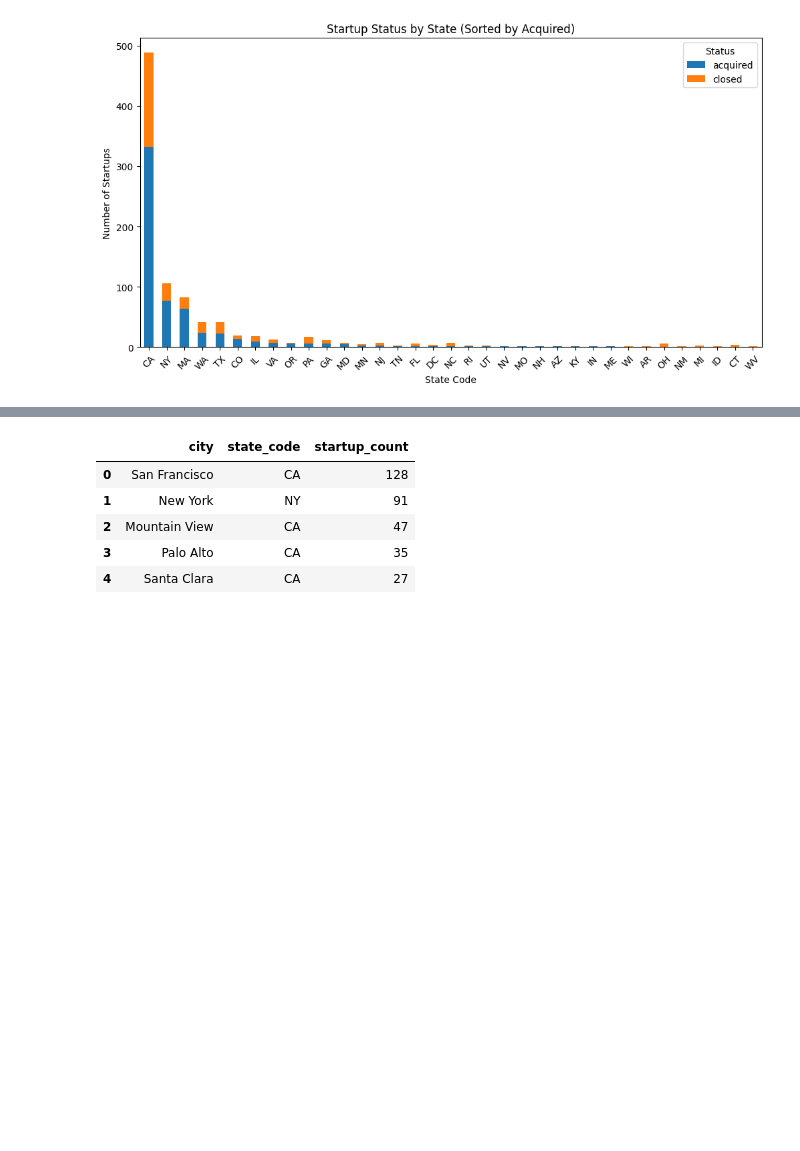
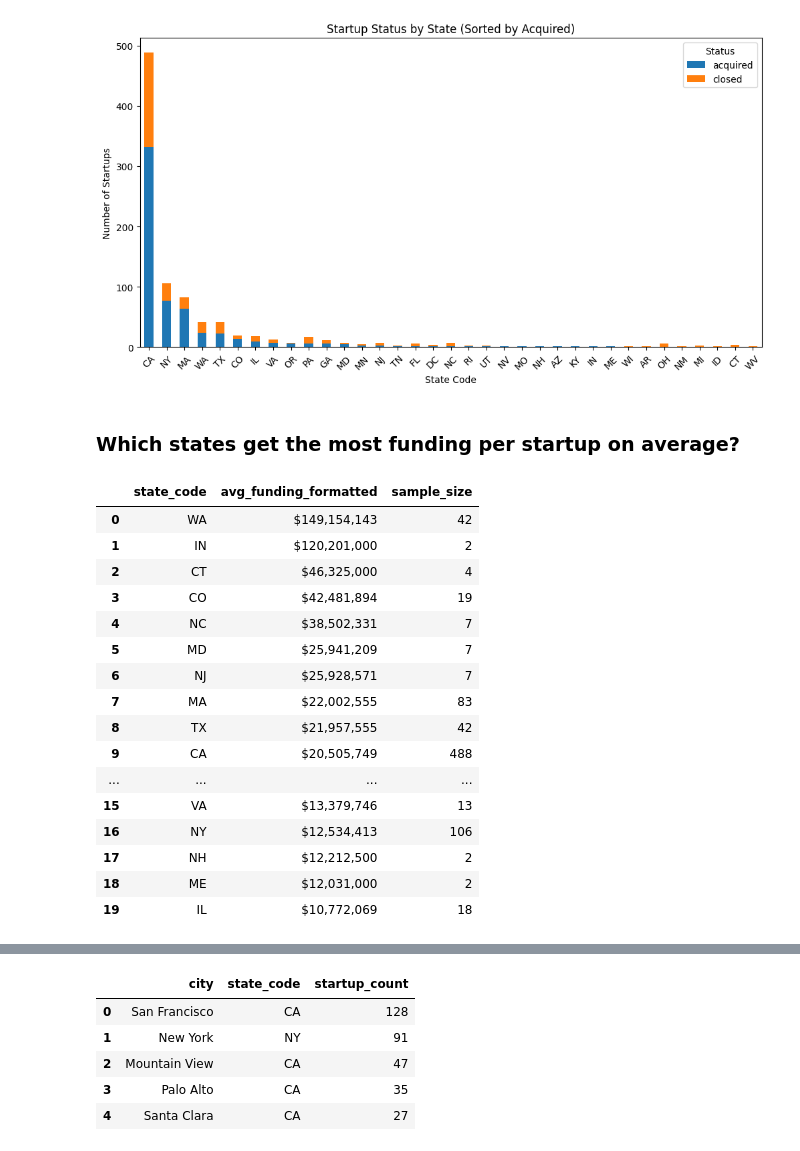
Before and after one commit to sohandillikar/startup-analysis-engine, a Jupyter notebook: main.ipynb, the cells around one changed output, grey strips where cells are left out. Cells and saved outputs as stored; diff of their text form; code cells hidden in the pictures; blank space fills up the shorter version.

```diff
--- a/main.ipynb
+++ b/main.ipynb
@@ -48,3 +49,36 @@ plt.legend(title="Status")
 plt.show()
 # %% [output]
 [figure]
+# %% [markdown]
+### Which states get the most funding per startup on average?
+# %%
+state_counts = df["state_code"].value_counts()
+avg_funding_per_startup_by_state = \
+    df.groupby('state_code')['funding_total_usd'] \
+        .mean().reset_index(name='avg_funding') \
+        .sort_values('avg_funding', ascending=False) \
+        .reset_index(drop=True)
+
+avg_funding_per_startup_by_state["avg_funding_formatted"] = avg_funding_per_startup_by_state["avg_funding"].apply(lambda x: f"${x:,.0f}")
+avg_funding_per_startup_by_state["sample_size"] = avg_funding_per_startup_by_state["state_code"].map(state_counts)
+
+top_20 = avg_funding_per_startup_by_state.head(20)
+top_20[["state_code", "avg_funding_formatted", "sample_size"]].head(20)
+# %% [output]
+|  | state_code | avg_funding_formatted | sample_size |
+| 0 | WA | $149,154,143 | 42 |
+| 1 | IN | $120,201,000 | 2 |
+| 2 | CT | $46,325,000 | 4 |
+| 3 | CO | $42,481,894 | 19 |
+| 4 | NC | $38,502,331 | 7 |
+| 5 | MD | $25,941,209 | 7 |
+| 6 | NJ | $25,928,571 | 7 |
+| 7 | MA | $22,002,555 | 83 |
+| 8 | TX | $21,957,555 | 42 |
+| 9 | CA | $20,505,749 | 488 |
+| ... | ... | ... | ... |
+| 15 | VA | $13,379,746 | 13 |
+| 16 | NY | $12,534,413 | 106 |
+| 17 | NH | $12,212,500 | 2 |
+| 18 | ME | $12,031,000 | 2 |
+| 19 | IL | $10,772,069 | 18 |
```
Also changed, not shown: parts of 7 cells of this notebook.
